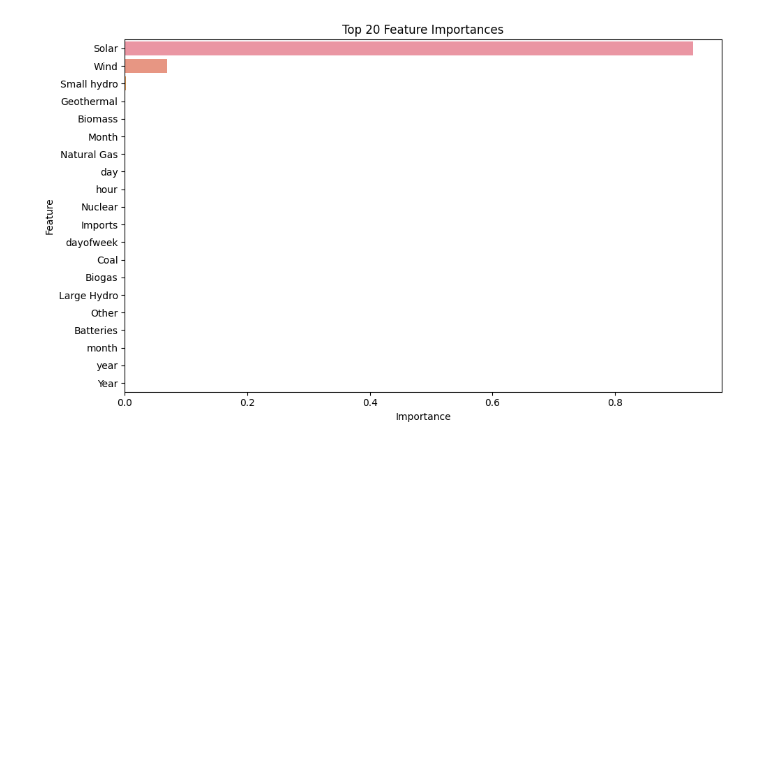
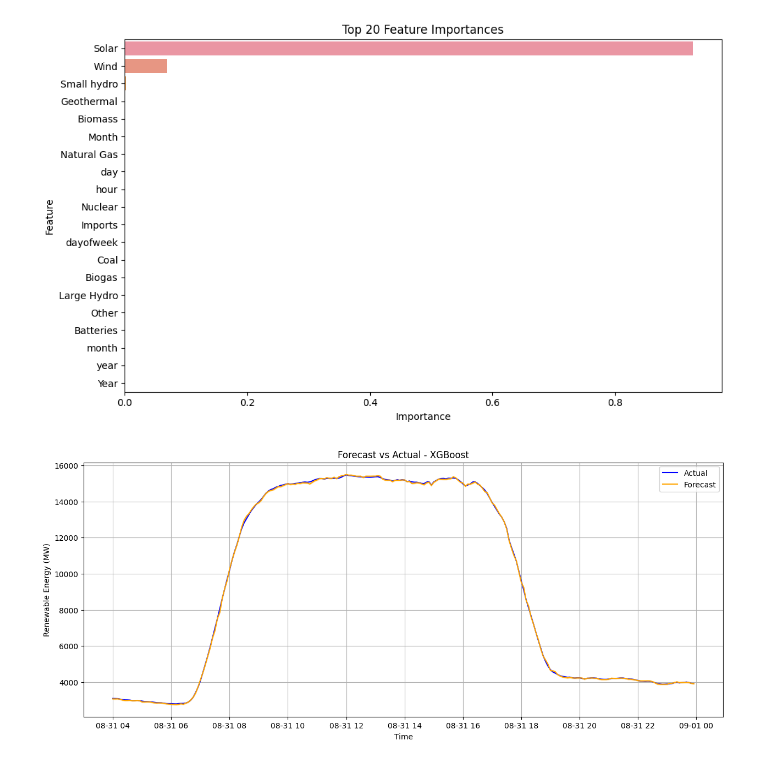
Before and after one commit to AtmadeepD/CAISO_Renewables_2021_2022, a Jupyter notebook: 06_Advanced_Optimization_CAISO_Renewables.ipynb, the cells around one changed output. Saved outputs shown, nothing was run; the diff lists cells and outputs as text; code cells hidden in the pictures; blank space fills up the shorter version.

Commit message:
Kaggle Notebook | 06_Advanced_Optimization_CAISO_Renewables.ipynb | Version 1

```diff
--- a/06_Advanced_Optimization_CAISO_Renewables.ipynb
+++ b/06_Advanced_Optimization_CAISO_Renewables.ipynb
@@ -229,3 +229,19 @@ plt.tight_layout()
 plt.show()
 # %% [output]
 [figure]
+# %%
+import matplotlib.pyplot as plt
+
+plt.figure(figsize=(15, 6))
+plt.plot(y_test.index, y_test.values, label='Actual', color='blue')
+plt.plot(y_test.index, y_pred, label='Forecast', color='orange')
+plt.fill_between(y_test.index, y_pred - 30, y_pred + 30, color='orange', alpha=0.2)
+plt.title("Forecast vs Actual - XGBoost")
+plt.xlabel("Time")
+plt.ylabel("Renewable Energy (MW)")
+plt.legend()
+plt.grid(True)
+plt.savefig('sample_forecast_plot.png')
+plt.show()
+# %% [output]
+[figure, added]
```
